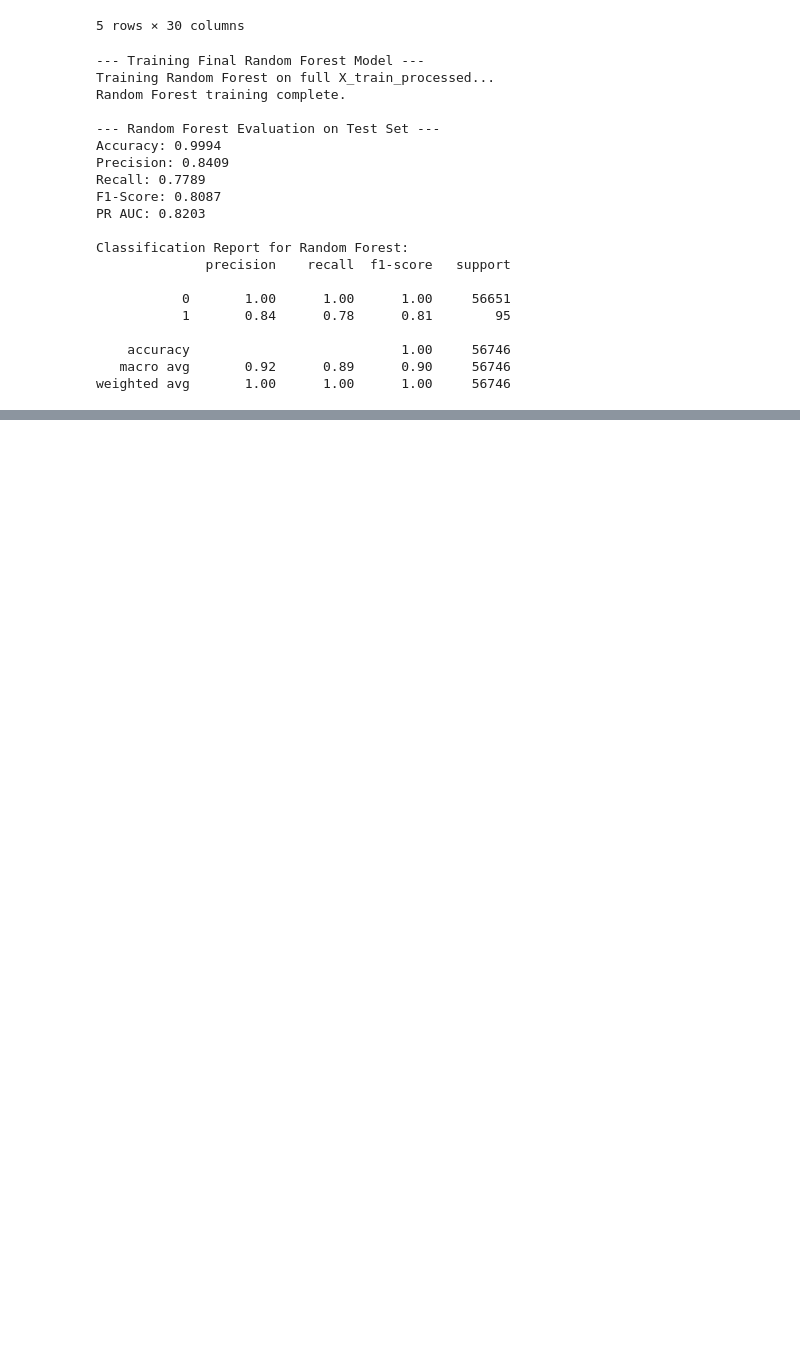
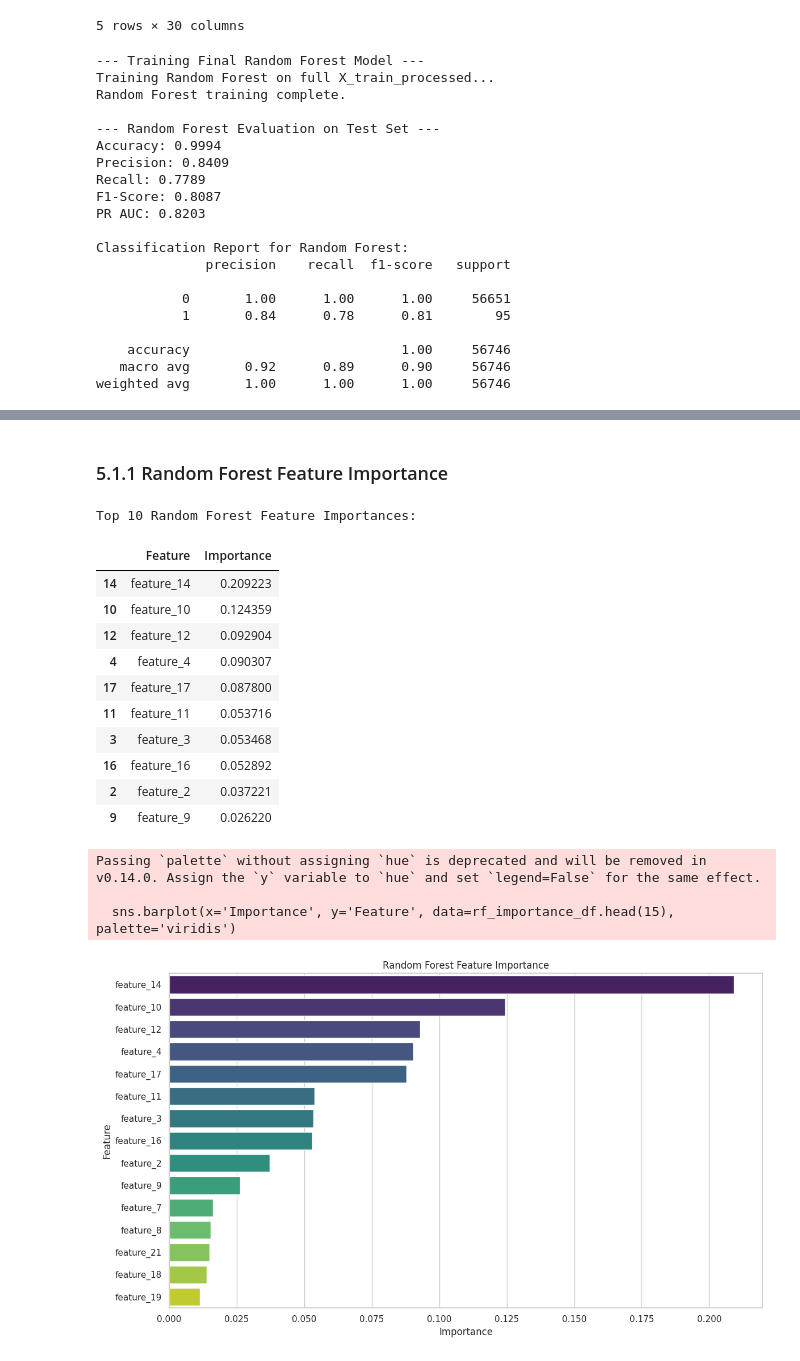
Before and after one commit to HongNgocDuong/DS_FraudDetection, a Jupyter notebook: Presentation deck & Python notebook/Fraud_Detection_3006.ipynb, the cells around one changed output, grey strips where cells are left out. Drawn from its saved outputs; the diff is of its cells as text; code cells hidden in the pictures; blank space fills up the shorter version.

```diff
--- a/Fraud_Detection_imbalanced_2606.ipynb
+++ b/Presentation deck & Python notebook/Fraud_Detection_3006.ipynb
@@ -989,0 +992,47 @@ The evaluation results on the held-out test set provide an estimate of how the f
+# %% [markdown]
+### 5.1.1 Random Forest Feature Importance
+# %%
+import pandas as pd
+import matplotlib.pyplot as plt
+import seaborn as sns
+
+# Get feature importances from the final Random Forest model
+rf_feature_importances = final_rf_pipeline.named_steps['randomforestclassifier'].feature_importances_
+
+# Get feature names from X_train_processed
+feature_names = X_train_processed.columns
+
+# Create a DataFrame for better visualization
+rf_importance_df = pd.DataFrame({
+    'Feature': feature_names,
+    'Importance': rf_feature_importances
+}).sort_values(by='Importance', ascending=False)
+
+print("Top 10 Random Forest Feature Importances:")
+display(rf_importance_df.head(10))
+
+# Visualize top N features
+plt.figure(figsize=(12, 7))
+sns.barplot(x='Importance', y='Feature', data=rf_importance_df.head(15), palette='viridis')
+plt.title('Random Forest Feature Importance')
+plt.xlabel('Importance')
+plt.ylabel('Feature')
+plt.tight_layout()
+plt.show()
+# %% [output]
+Top 10 Random Forest Feature Importances:
+|  | Feature | Importance |
+| 14 | feature_14 | 0.209223 |
+| 10 | feature_10 | 0.124359 |
+| 12 | feature_12 | 0.092904 |
+| 4 | feature_4 | 0.090307 |
+| 17 | feature_17 | 0.087800 |
+| 11 | feature_11 | 0.053716 |
+| 3 | feature_3 | 0.053468 |
+| 16 | feature_16 | 0.052892 |
+| 2 | feature_2 | 0.037221 |
+| 9 | feature_9 | 0.026220 |
+Passing `palette` without assigning `hue` is deprecated and will be removed in v0.14.0. Assign the `y` variable to `hue` and set `legend=False` for the same effect.
+
+  sns.barplot(x='Importance', y='Feature', data=rf_importance_df.head(15), palette='viridis')
+[figure, added]
```
Also changed, not shown: parts of 12 cells of this notebook, 3 other files.
